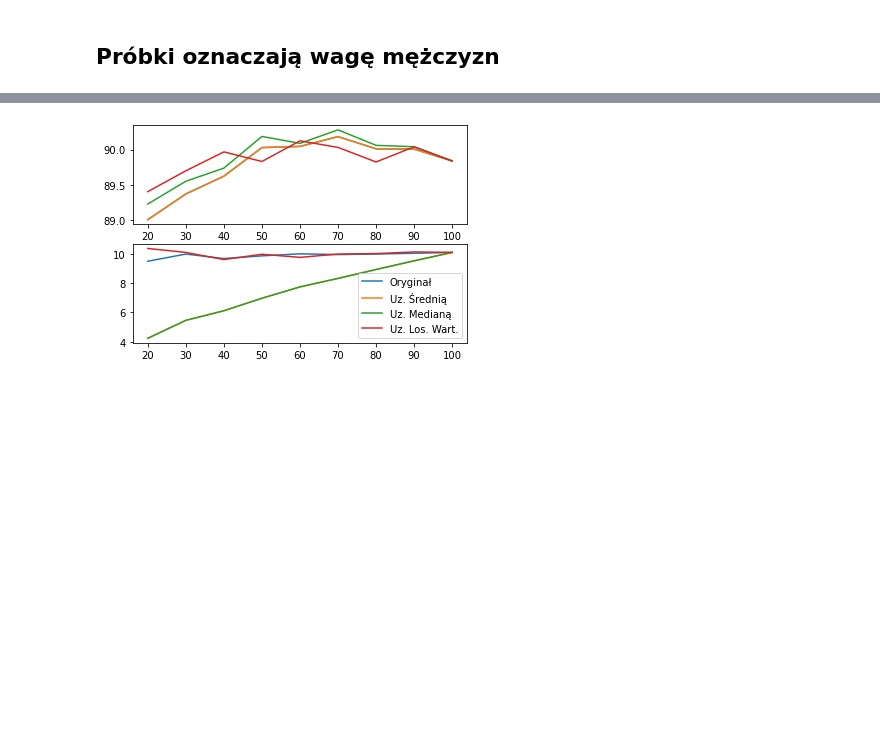
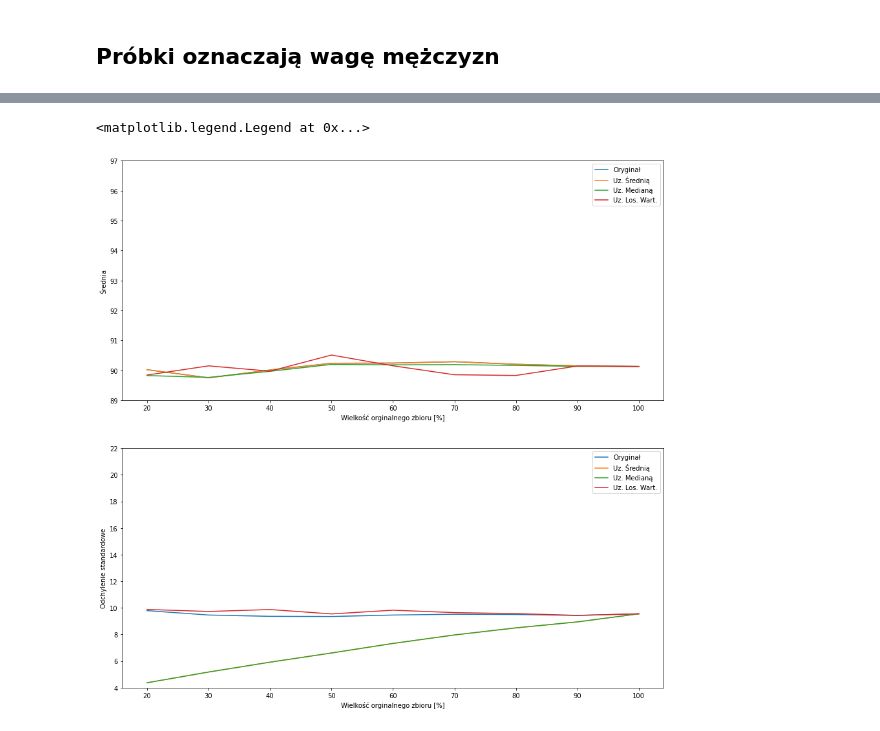
Before and after one commit to Hatulak/data-mining, a Jupyter notebook: Ps2.ipynb, the cells around one changed output, grey strips where cells are left out. Saved outputs shown, nothing was run; the diff lists cells and outputs as text; code cells hidden in the pictures; blank space fills up the shorter version.

```diff
--- a/Ps2.ipynb
+++ b/Ps2.ipynb
@@ -211,25 +212,34 @@ def get_mean_std_uniform(data_):
 # %%
 x = ['20', '30', '40','50','60','70','80','90','100']
 df_dropped_mean, df_dropped_std = get_mean_std_normal(df_dropped)
 df_mean_mean, df_mean_std = get_mean_std_normal(df_mean)
 df_median_mean, df_median_std = get_mean_std_normal(df_median)
 df_random_mean, df_random_std = get_mean_std_normal(df_random)
 
-plt.subplot(2, 1, 1)
-plt.plot(x, df_dropped_mean, label = "Oryginał")
-plt.plot(x, df_mean_mean, label = "Uz. Średnią")
-plt.plot(x, df_median_mean, label = "Uz. Medianą")
-plt.plot(x, df_random_mean, label = "Uz. Los. Wart.")
+f = plt.figure(figsize=(15,15))
+ax = f.add_subplot(211)
+ax2 = f.add_subplot(212)
 
-plt.subplot(2, 1, 2)
-plt.plot(x, df_dropped_std, label = "Oryginał")
-plt.plot(x, df_mean_std, label = "Uz. Średnią")
-plt.plot(x, df_median_std, label = "Uz. Medianą")
-plt.plot(x, df_random_std, label = "Uz. Los. Wart.")
-plt.legend()
-plt.show()
+ax.plot(x, df_dropped_mean, label = "Oryginał")
+ax.plot(x, df_mean_mean, label = "Uz. Średnią")
+ax.plot(x, df_median_mean, label = "Uz. Medianą")
+ax.plot(x, df_random_mean, label = "Uz. Los. Wart.")
+ax.set_xlabel("Wielkość orginalnego zbioru [%]")
+ax.set_ylabel("Średnia")
+ax.set_ylim([89,97])
+ax.legend()
+
+ax2.plot(x, df_dropped_std, label = "Oryginał")
+ax2.plot(x, df_mean_std, label = "Uz. Średnią")
+ax2.plot(x, df_median_std, label = "Uz. Medianą")
+ax2.plot(x, df_random_std, label = "Uz. Los. Wart.")
+ax2.set_xlabel("Wielkość orginalnego zbioru [%]")
+ax2.set_ylabel("Odchylenie standardowe")
+ax2.set_ylim([4,22])
+ax2.legend()
 # %% [output]
+<matplotlib.legend.Legend at 0x...>
-[figure, old version]
+[figure, new version]
 # %%
 x = ['20', '30', '40','50','60','70','80','90','100']
 df_dropped_mean, df_dropped_std = get_mean_std_uniform(df_dropped)
```
Also changed, not shown: parts of 15 cells of this notebook, 1 other file.
